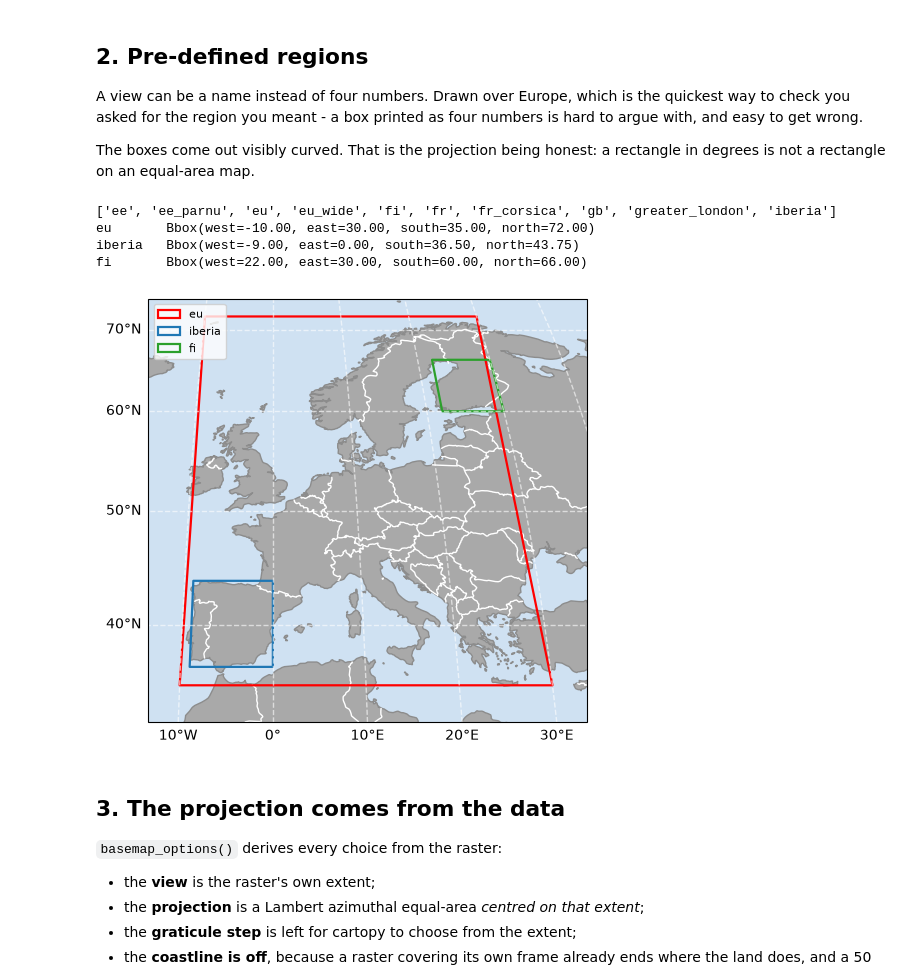
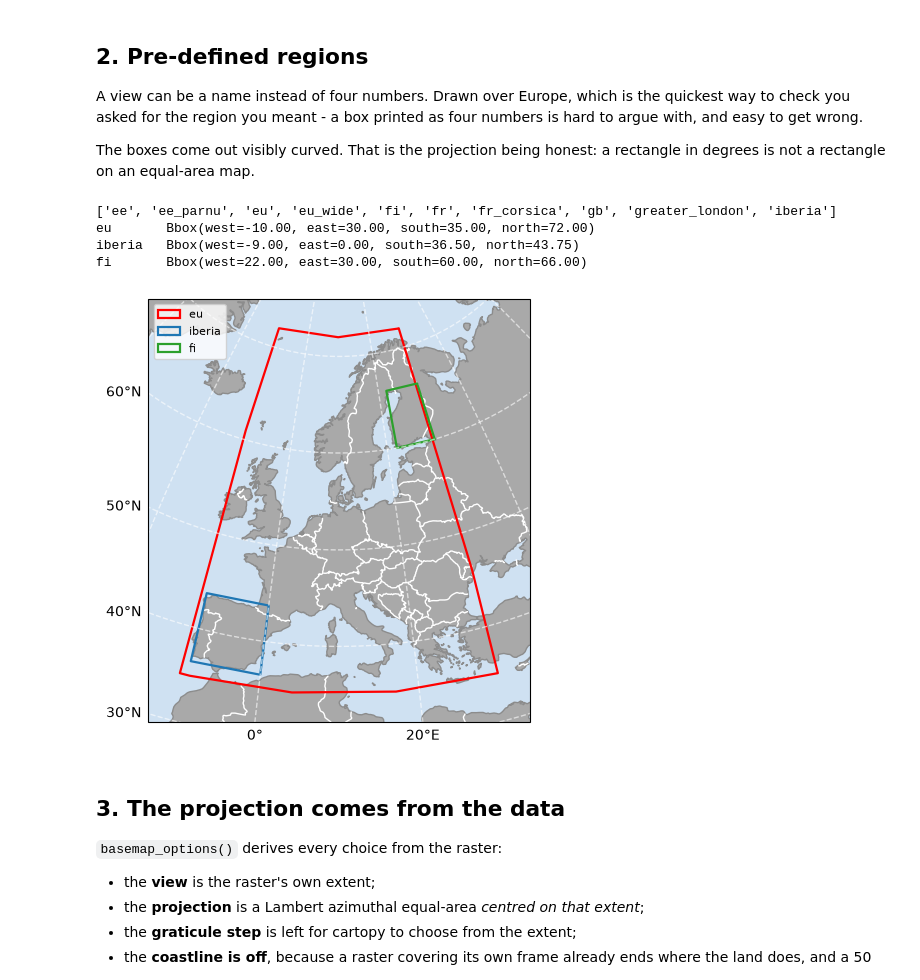
Before and after one commit to kmch/ploTea, a Jupyter notebook: notebooks/plotea.ipynb, the cells around one changed output. Saved outputs shown, nothing was run; the diff lists cells and outputs as text; code cells hidden in the pictures.

```diff
--- a/notebooks/plotea.ipynb
+++ b/notebooks/plotea.ipynb
@@ -219,28 +234,33 @@ degrees is not a rectangle on an equal-area map.
 # %%
 print(sorted(plotea.ROIS)[:10])
 
 REGIONS = {'eu': 'red', 'iberia': 'tab:blue', 'fi': 'tab:green'}
 boxes   = {name: Bbox.from_any(name) for name in REGIONS}
 
 # The view is the union of what is drawn, padded, so no box runs off the frame. `pad` is a
 # fraction of the span, not degrees: eu_wide would not do here, because its latitude range
 # is exactly eu's, so eu's top and bottom edges would sit on the frame.
 spans = np.array([box.extent for box in boxes.values()])
 view  = Bbox([spans[:, 0].min(), spans[:, 2].min(), spans[:, 1].max(), spans[:, 3].max()],
              pad=0.08)
 
-fig, ax = BaseMap(bbox=view).plot(figsize=(6, 5.5))
+# BaseMap does not derive its projection the way a Raster does: left alone it uses
+# Equal Earth, which is a world projection and wrong for one continent. So the same
+# rule basemap_options applies to a raster is applied here by hand.
+west, east, south, north = view.extent
+fig, ax = BaseMap(bbox=view, crs=laea(0.5 * (west + east), 0.5 * (south + north))
+                  ).plot(figsize=(6, 5.5))
 for name, colour in REGIONS.items():
     boxes[name].plot(ax=ax, edgecolor=colour, linewidth=1.6, label=name)
     print(f'{name:8s} {boxes[name]}')
 ax.legend(loc='upper left', fontsize=8)
 plt.show()
 # %% [output]
 ['ee', 'ee_parnu', 'eu', 'eu_wide', 'fi', 'fr', 'fr_corsica', 'gb', 'greater_london', 'iberia']
 eu       Bbox(west=-10.00, east=30.00, south=35.00, north=72.00)
 iberia   Bbox(west=-9.00, east=0.00, south=36.50, north=43.75)
 fi       Bbox(west=22.00, east=30.00, south=60.00, north=66.00)
-[figure, old version]
+[figure, new version]
 # %% [markdown]
 ## 3. The projection comes from the data
 
```
Also changed, not shown: parts of 3 cells of this notebook, 3 other files.
